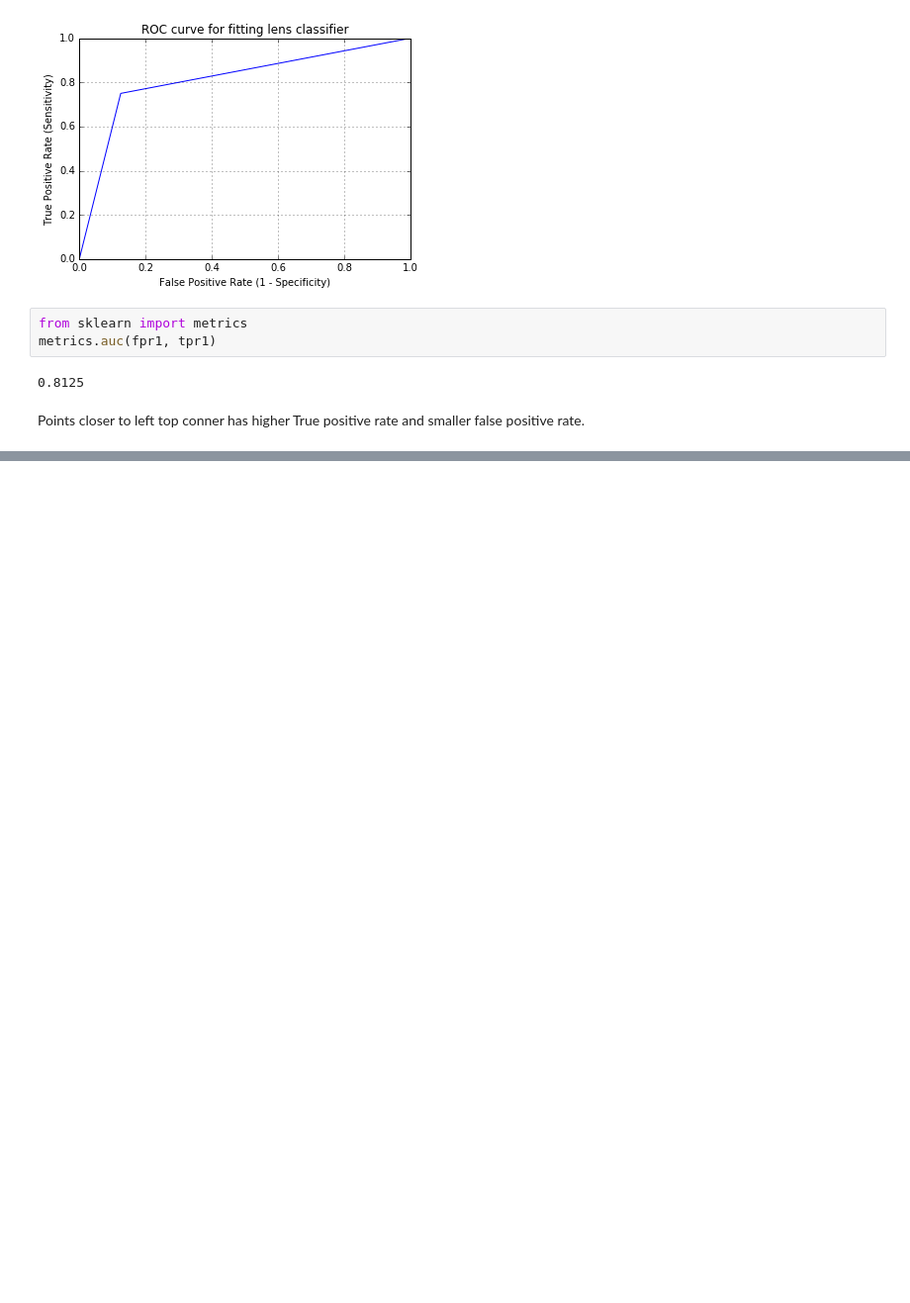
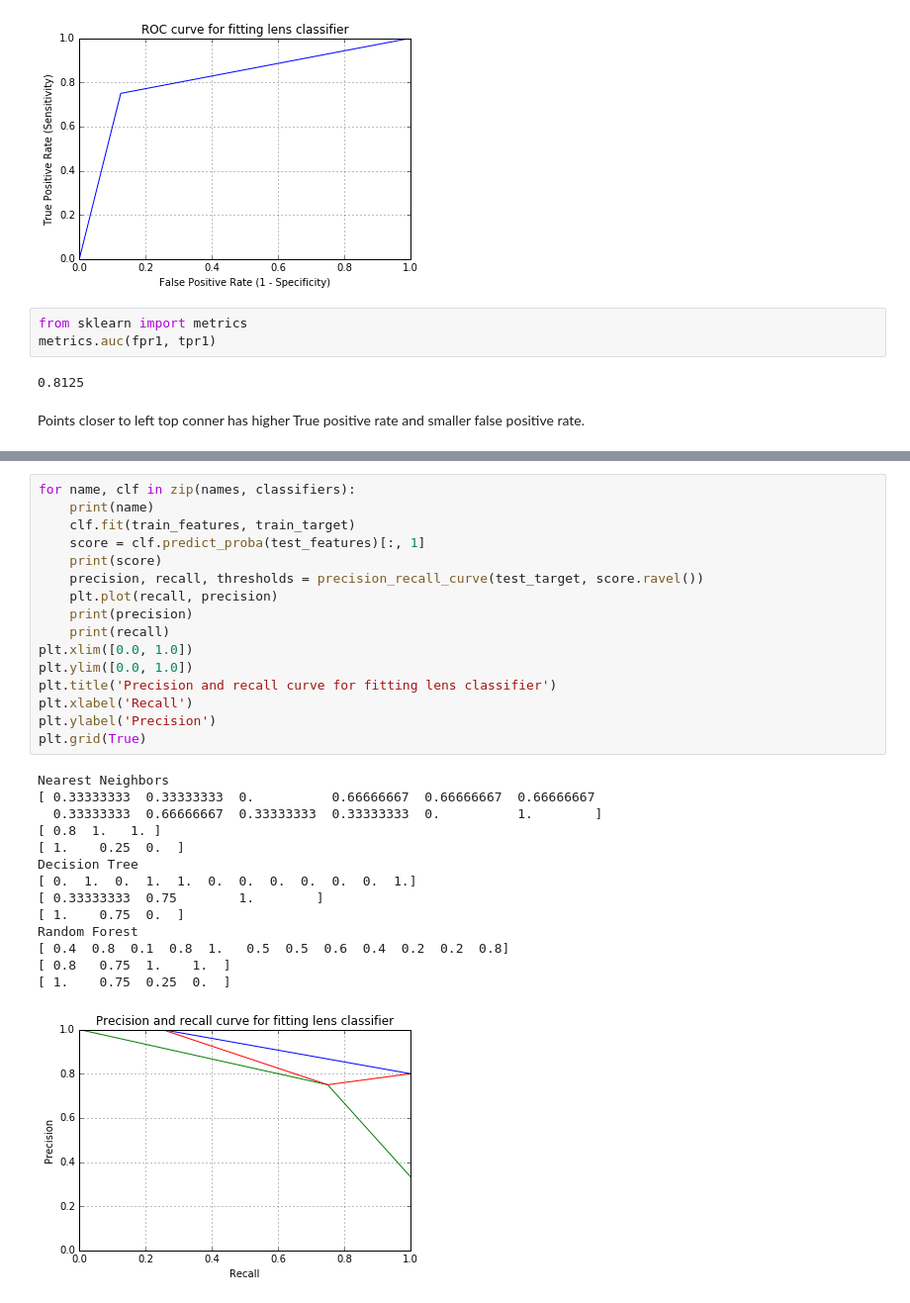
Before and after one commit to Shivam101/cs6220, a Jupyter notebook: Assignment_08.ipynb, the cells around one changed output, grey strips where cells are left out. Shown: that part at 99% size. Cells and saved outputs as stored; diff of their text form; blank space fills up the shorter version.

```diff
--- a/Assignment_08.ipynb
+++ b/Assignment_08.ipynb
@@ -269,0 +240,31 @@ Random Forest
+# %%
+for name, clf in zip(names, classifiers):
+    print(name)
+    clf.fit(train_features, train_target)
+    score = clf.predict_proba(test_features)[:, 1]
+    print(score)
+    precision, recall, thresholds = precision_recall_curve(test_target, score.ravel())
+    plt.plot(recall, precision)
+    print(precision)
+    print(recall)
+plt.xlim([0.0, 1.0])
+plt.ylim([0.0, 1.0])
+plt.title('Precision and recall curve for fitting lens classifier')
+plt.xlabel('Recall')
+plt.ylabel('Precision')
+plt.grid(True)
+# %% [output]
+Nearest Neighbors
+[ 0.33333333  0.33333333  0.          0.66666667  0.66666667  0.66666667
+  0.33333333  0.66666667  0.33333333  0.33333333  0.          1.        ]
+[ 0.8  1.   1. ]
+[ 1.    0.25  0.  ]
+Decision Tree
+[ 0.  1.  0.  1.  1.  0.  0.  0.  0.  0.  0.  1.]
+[ 0.33333333  0.75        1.        ]
+[ 1.    0.75  0.  ]
+Random Forest
+[ 0.4  0.8  0.1  0.8  1.   0.5  0.5  0.6  0.4  0.2  0.2  0.8]
+[ 0.8   0.75  1.    1.  ]
+[ 1.    0.75  0.25  0.  ]
+[figure, added]
```
Also changed, not shown: parts of 2 cells of this notebook.
